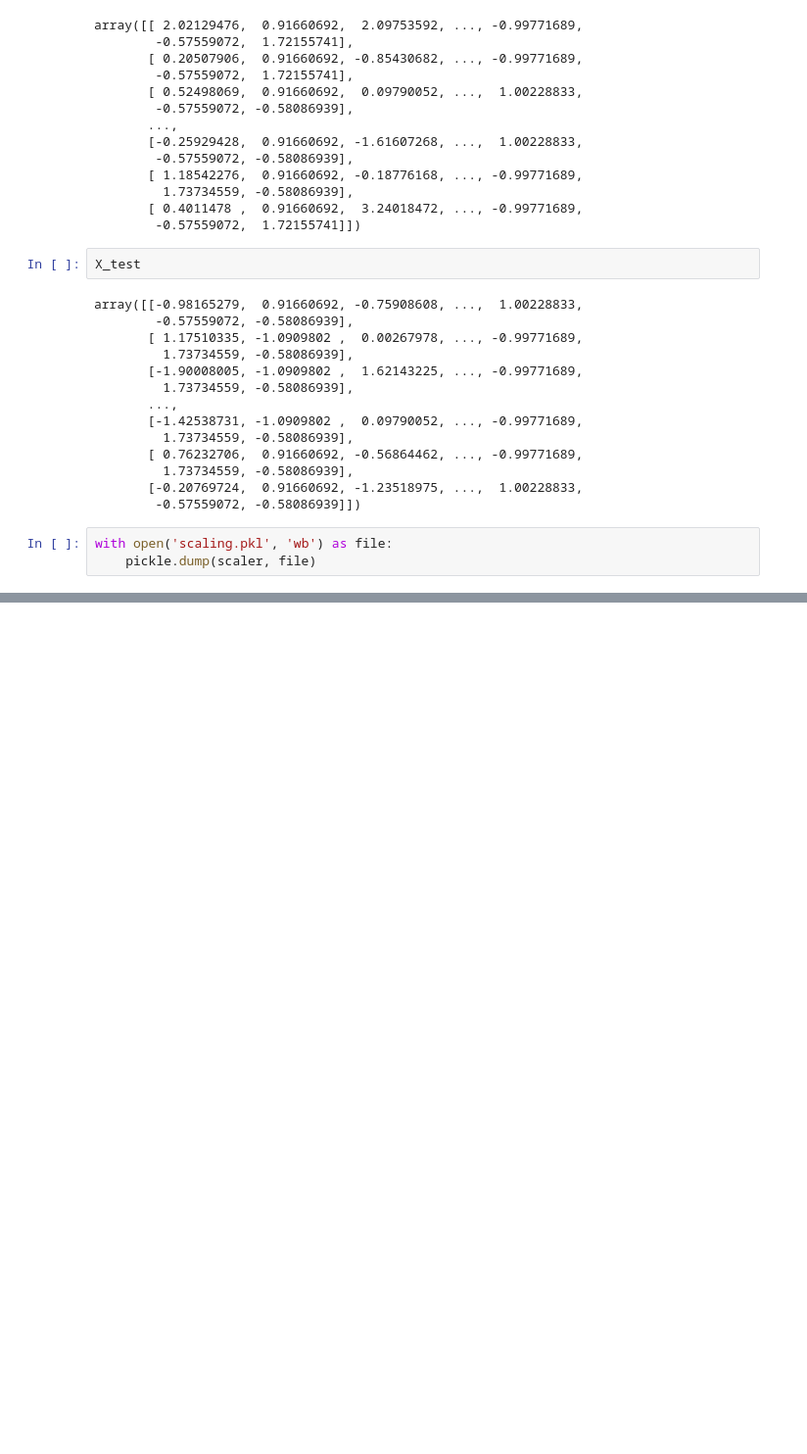
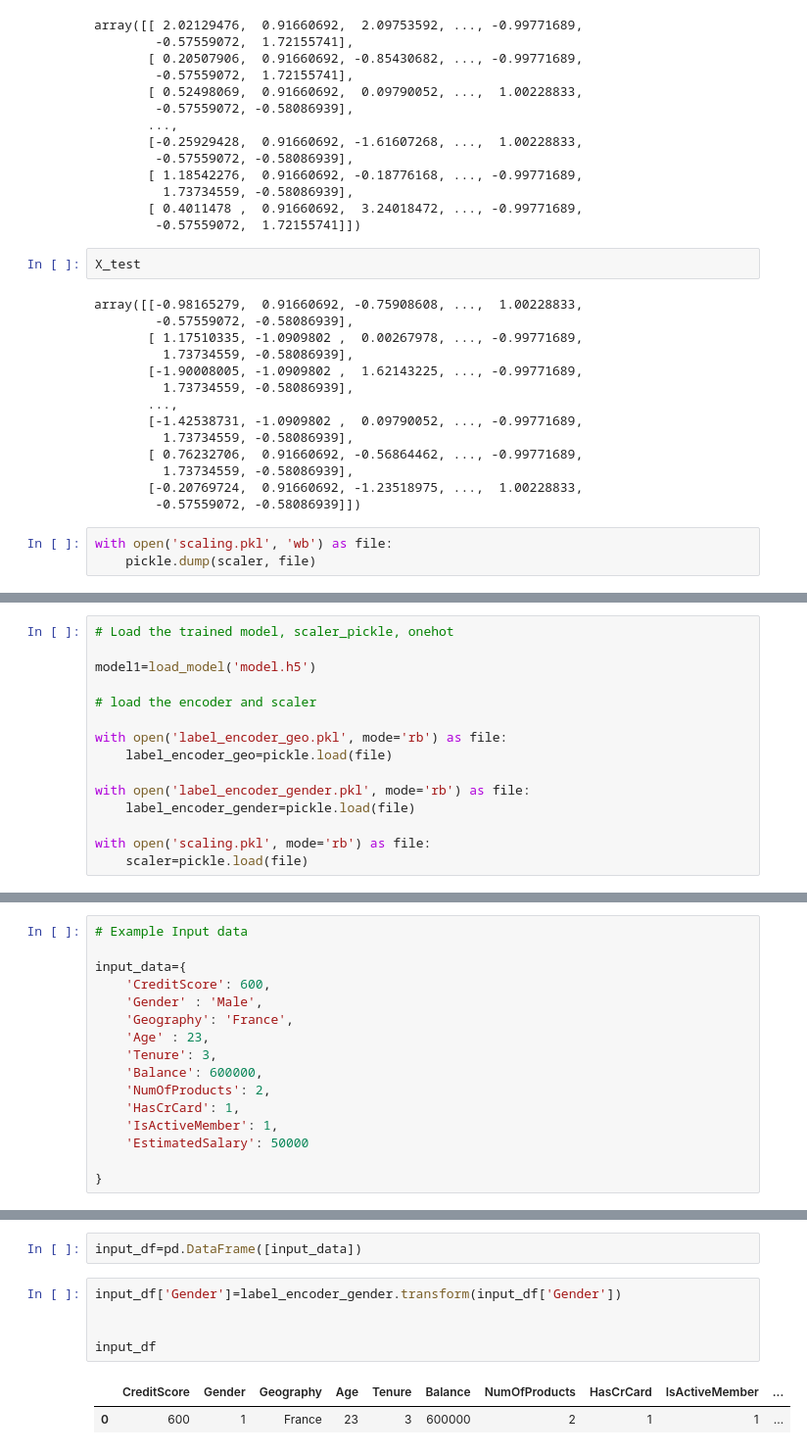
Before and after one commit to gauti5/End-to-End-Deep-Learning-Project, a Jupyter notebook: Experiments.ipynb, the cells around one changed output, grey strips where cells are left out. Shown: that part at 98% size. Cells and saved outputs as stored; diff of their text form; blank space fills up the shorter version.

```diff
--- a/Experiments.ipynb
+++ b/Experiments.ipynb
@@ -294,0 +401,15 @@ with open('scaling.pkl', 'wb') as file:
+# %%
+# Load the trained model, scaler_pickle, onehot
+
+model1=load_model('model.h5')
+
+# load the encoder and scaler
+
+with open('label_encoder_geo.pkl', mode='rb') as file:
+    label_encoder_geo=pickle.load(file)
+
+with open('label_encoder_gender.pkl', mode='rb') as file:
+    label_encoder_gender=pickle.load(file)
+
+with open('scaling.pkl', mode='rb') as file:
+    scaler=pickle.load(file)
@@ -294,0 +425,16 @@ with open('scaling.pkl', 'wb') as file:
+# %%
+# Example Input data
+
+input_data={
+    'CreditScore': 600,
+    'Gender' : 'Male',
+    'Geography': 'France',
+    'Age' : 23,
+    'Tenure': 3,
+    'Balance': 600000,
+    'NumOfProducts': 2,
+    'HasCrCard': 1,
+    'IsActiveMember': 1,
+    'EstimatedSalary': 50000
+
+}
@@ -294,0 +449,10 @@ with open('scaling.pkl', 'wb') as file:
+# %%
+input_df=pd.DataFrame([input_data])
+# %%
+input_df['Gender']=label_encoder_gender.transform(input_df['Gender'])
+
+
+input_df
+# %% [output]
+|  | CreditScore | Gender | Geography | Age | Tenure | Balance | NumOfProducts | HasCrCard | IsActiveMember | ... |
+| 0 | 600 | 1 | France | 23 | 3 | 600000 | 2 | 1 | 1 | ... |
```
Also changed, not shown: parts of 25 cells of this notebook, 12 other files.
